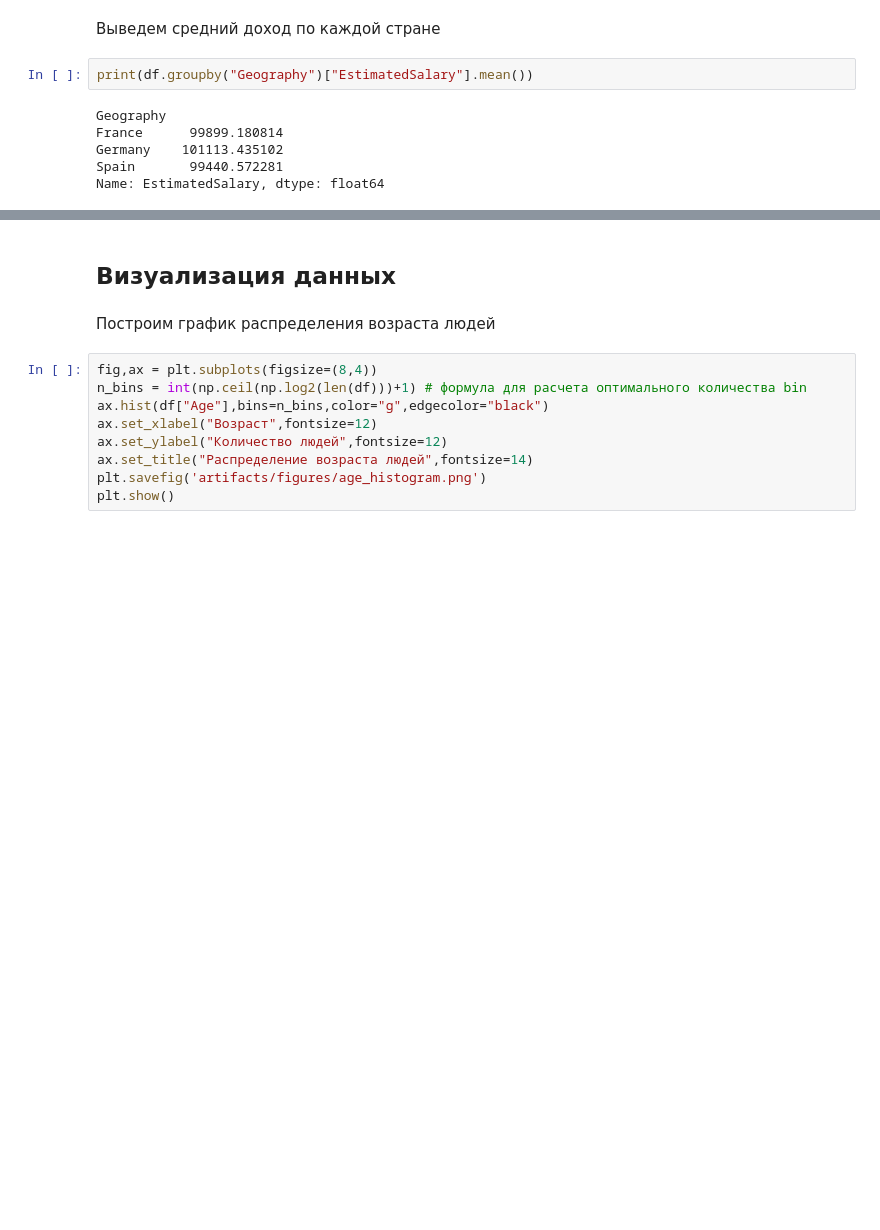
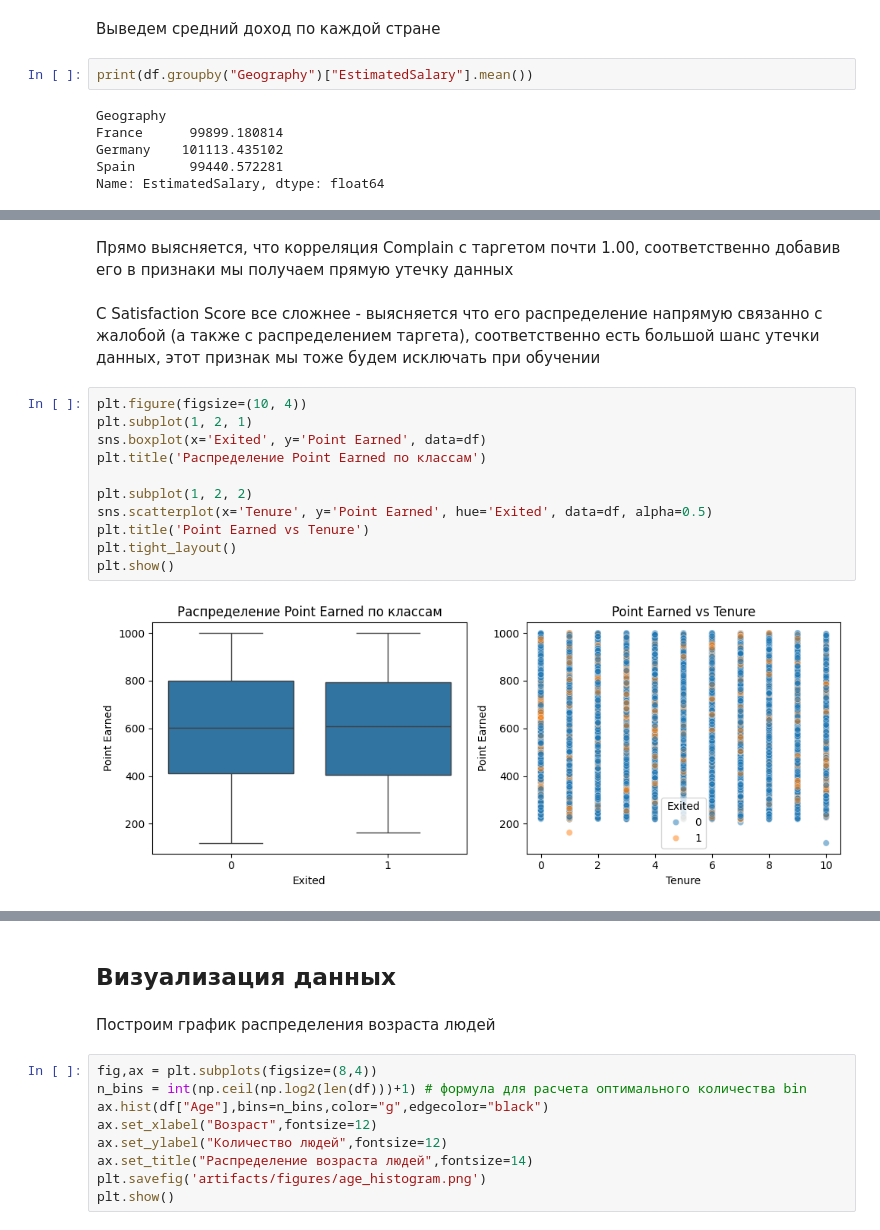
Before and after one commit to damaxon/prediction_churn_bank-s_customer, a Jupyter notebook: notebooks/EDA.ipynb, the cells around one changed output, grey strips where cells are left out. Saved outputs shown, nothing was run; the diff lists cells and outputs as text; blank space fills up the shorter version.

```diff
--- a/notebooks/EDA.ipynb
+++ b/notebooks/EDA.ipynb
@@ -190,0 +216,17 @@ Point Earned: от 119 до 1000
+# %% [markdown]
+Прямо выясняется, что корреляция Complain с таргетом почти 1.00, соответственно добавив его в признаки мы получаем прямую утечку данных
+# %% [markdown]
+С Satisfaction Score все сложнее - выясняется что его распределение напрямую связанно с жалобой (а также с распределением таргета), соответственно есть большой шанс утечки данных, этот признак мы тоже будем исключать при обучении
+# %%
+plt.figure(figsize=(10, 4))
+plt.subplot(1, 2, 1)
+sns.boxplot(x='Exited', y='Point Earned', data=df)
+plt.title('Распределение Point Earned по классам')
+
+plt.subplot(1, 2, 2)
+sns.scatterplot(x='Tenure', y='Point Earned', hue='Exited', data=df, alpha=0.5)
+plt.title('Point Earned vs Tenure')
+plt.tight_layout()
+plt.show()
+# %% [output]
+[figure, added]
```
Also changed, not shown: parts of 7 cells of this notebook, 14 other files.
